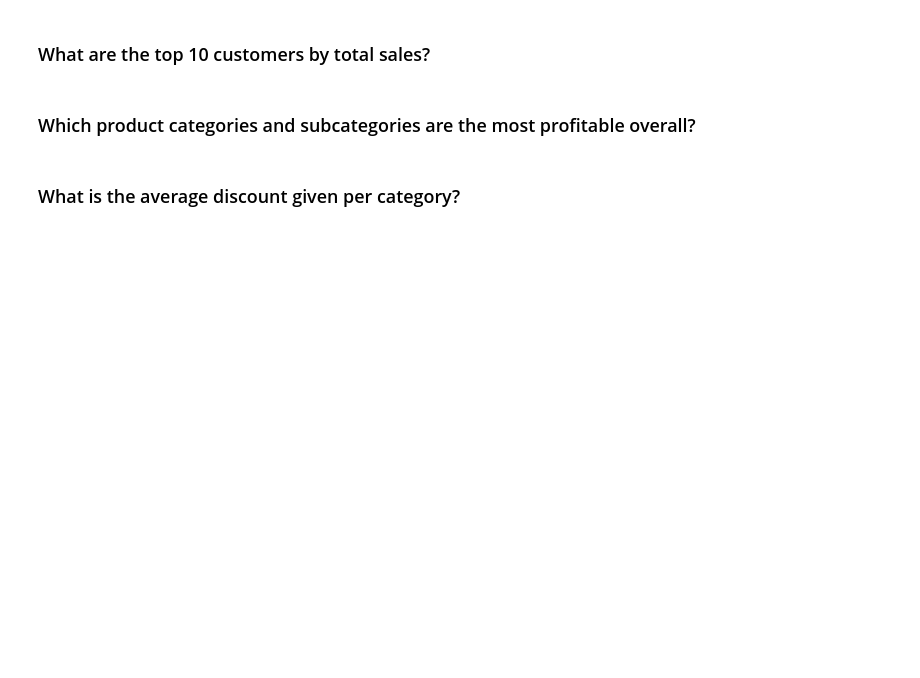
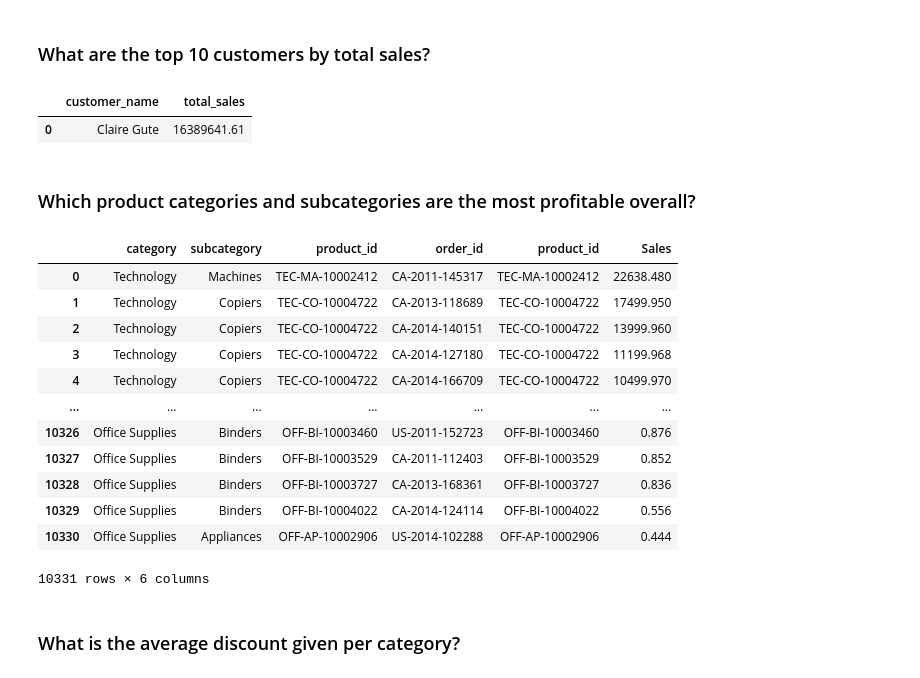
Before and after one commit to mollichite/DA_M3_W4_Workflow, a Jupyter notebook: notebooks/superstore_sales_workflow.ipynb, the cells around one changed output. Saved outputs shown, nothing was run; the diff lists cells and outputs as text; code cells hidden in the pictures; blank space fills up the shorter version.

```diff
--- a/notebooks/superstore_sales_workflow.ipynb
+++ b/notebooks/superstore_sales_workflow.ipynb
@@ -102,2 +178,18 @@ result2
+# %%
+query2 = """SELECT
+    c.customer_name,
+    ROUND(SUM(od.sales), 2) AS total_sales
+FROM order_details od
+JOIN orders o ON od.order_id = o.order_id
+JOIN customers c ON o.customer_id = c.customer_id
+ORDER BY total_sales
+LIMIT 10
+
+"""
+result2 = pd.read_sql(query2, conn)
+result2
+# %% [output]
+|  | customer_name | total_sales |
+| 0 | Claire Gute | 16389641.61 |
 # %% [markdown]
 ### Which product categories and subcategories are the most profitable overall?
@@ -108,2 +196,30 @@ result3
+# %%
+query3 = """ SELECT
+    p.category,
+    p.subcategory,
+    p.product_id,
+    od.order_id,
+    od.product_id,
+    od.Sales
+FROM order_details od
+JOIN products p ON p.product_id = od.product_id
+ORDER BY od.Sales DESC
+"""
+result3 = pd.read_sql(query3, conn)
+result3
+# %% [output]
+|  | category | subcategory | product_id | order_id | product_id | Sales |
+| 0 | Technology | Machines | TEC-MA-10002412 | CA-2011-145317 | TEC-MA-10002412 | 22638.480 |
+| 1 | Technology | Copiers | TEC-CO-10004722 | CA-2013-118689 | TEC-CO-10004722 | 17499.950 |
+| 2 | Technology | Copiers | TEC-CO-10004722 | CA-2014-140151 | TEC-CO-10004722 | 13999.960 |
+| 3 | Technology | Copiers | TEC-CO-10004722 | CA-2014-127180 | TEC-CO-10004722 | 11199.968 |
+| 4 | Technology | Copiers | TEC-CO-10004722 | CA-2014-166709 | TEC-CO-10004722 | 10499.970 |
+| ... | ... | ... | ... | ... | ... | ... |
+| 10326 | Office Supplies | Binders | OFF-BI-10003460 | US-2011-152723 | OFF-BI-10003460 | 0.876 |
+| 10327 | Office Supplies | Binders | OFF-BI-10003529 | CA-2011-112403 | OFF-BI-10003529 | 0.852 |
+| 10328 | Office Supplies | Binders | OFF-BI-10003727 | CA-2013-168361 | OFF-BI-10003727 | 0.836 |
+| 10329 | Office Supplies | Binders | OFF-BI-10004022 | CA-2014-124114 | OFF-BI-10004022 | 0.556 |
+| 10330 | Office Supplies | Appliances | OFF-AP-10002906 | US-2014-102288 | OFF-AP-10002906 | 0.444 |
+10331 rows × 6 columns
 # %% [markdown]
 ### What is the average discount given per category?
```
Also changed, not shown: parts of 17 cells of this notebook, 2 other files.
